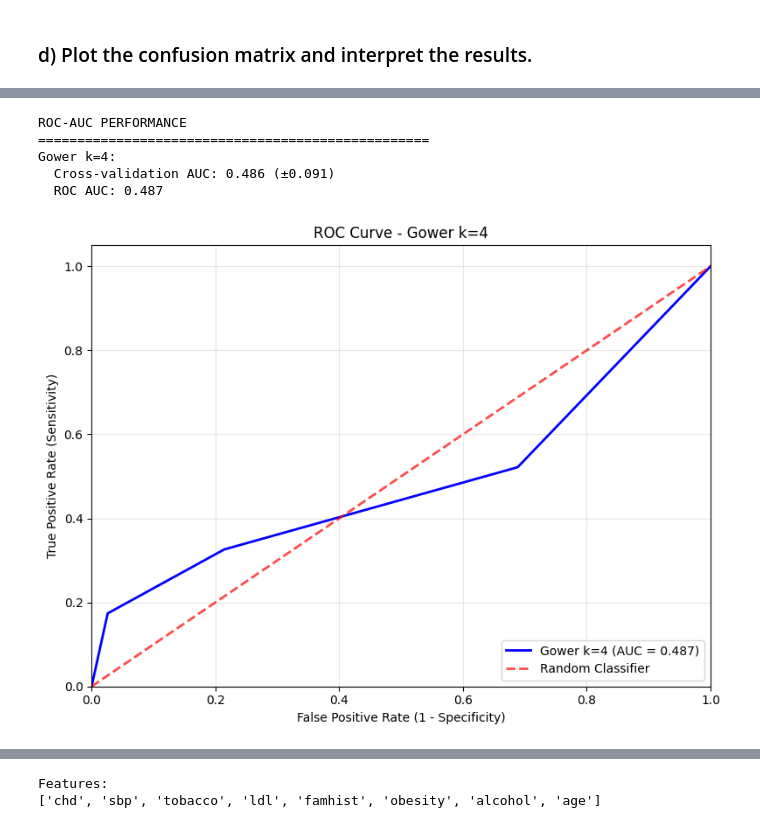
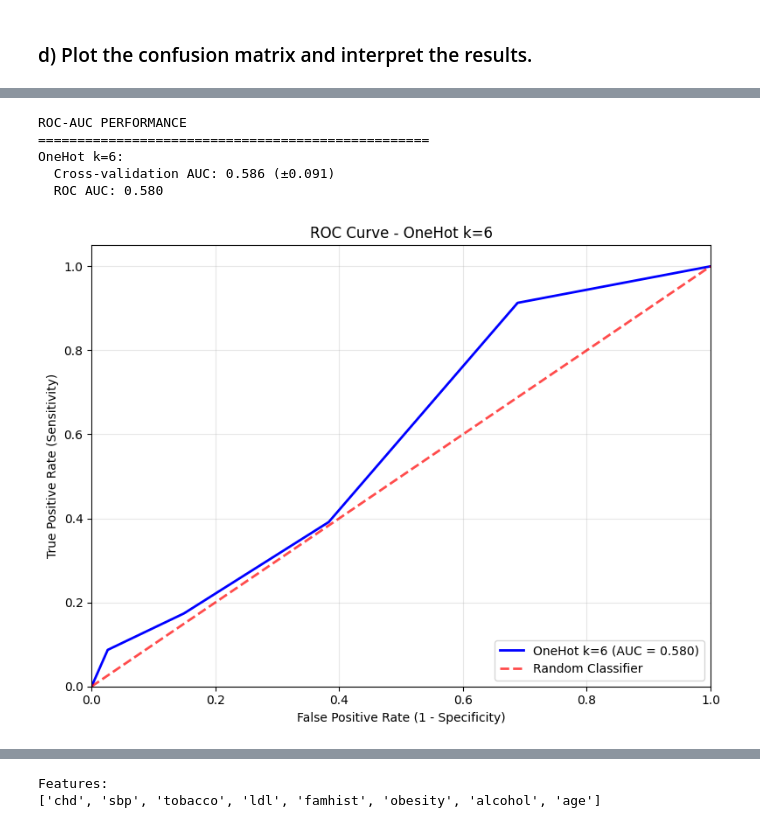
Before and after one commit to Jamoser123/PNR_Advanced_DataScience, a Jupyter notebook: 6_Classification/Exercise_5_Classification.ipynb, the cells around one changed output, grey strips where cells are left out. Cells and saved outputs as stored; diff of their text form; code cells hidden in the pictures.

```diff
--- a/6_Classification/Exercise_5_Classification.ipynb
+++ b/6_Classification/Exercise_5_Classification.ipynb
@@ -355,32 +345,3 @@ plt.legend()
 plt.grid(True, alpha=0.3)
 # %% [output]
 [figure]
-# %%
-# Alternative option if used gower distance
-gower_distance = gower.gower_matrix(X)
-
-k_range = range(1, 8)
-cv_scores = []
-cv_min = []
-cv_max = []
-
-for k in k_range:
-    knn = KNeighborsClassifier(n_neighbors=k, metric='precomputed')
-    scores = cross_val_score(knn, gower_distance, y, cv=5, scoring='accuracy')
-    cv_scores.append(scores.mean())
-    cv_min.append(scores.min())
-    cv_max.append(scores.max())
-
-    if scores.mean() > best_score:
-        best_model = 'Gower k=' + str(k)
-        best_score = scores.mean()
-        best_knn = knn
-
-# Create and print table
-results_df = pd.DataFrame({
-    'mean_accuracy': cv_scores,
-    'min_accuracy': cv_min,
-    'max_accuracy': cv_max,
-}, index=list(k_range))
-results_df.index.name = 'k'
-print(results_df)
@@ -422,14 +370,9 @@ Type II Error (False Negative Rate): 82.6%
 # %%
-if best_knn is None:
-    print("No best model found.")
-elif best_model.find("OneHot") != -1:
-    evaluate_roc(X, y, best_knn, model_name=best_model)
-elif best_model.find("Gower") != -1:
-    evaluate_roc(gower_distance, y, best_knn, model_name=best_model)
+evaluate_roc(X, y, best_knn, model_name=best_model)
 # %% [output]
 ROC-AUC PERFORMANCE
 ==================================================
-Gower k=4:
-  Cross-validation AUC: 0.486 (±0.091)
-  ROC AUC: 0.487
+OneHot k=6:
+  Cross-validation AUC: 0.586 (±0.091)
+  ROC AUC: 0.580
-[figure, old version]
+[figure, new version]
```
Also changed, not shown: parts of 50 cells of this notebook, 2 other files.
